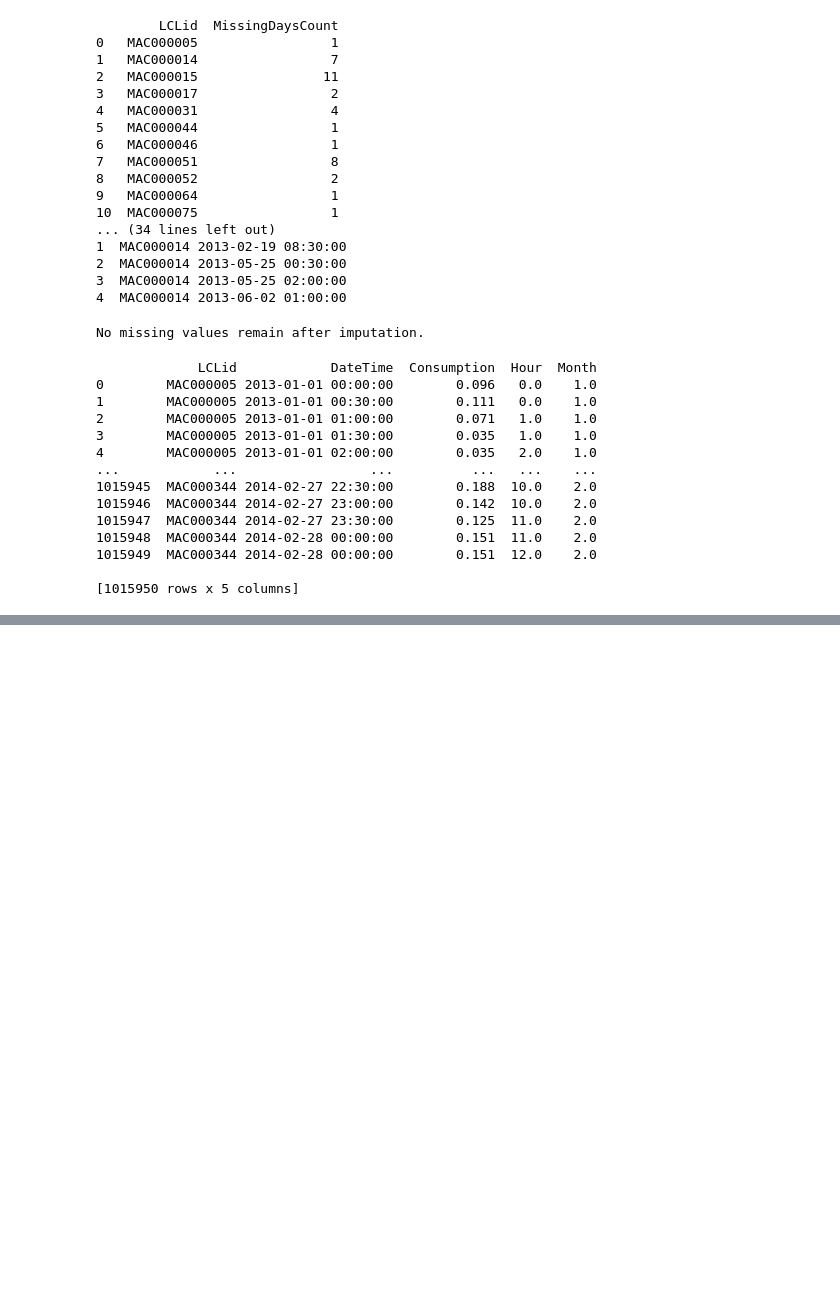
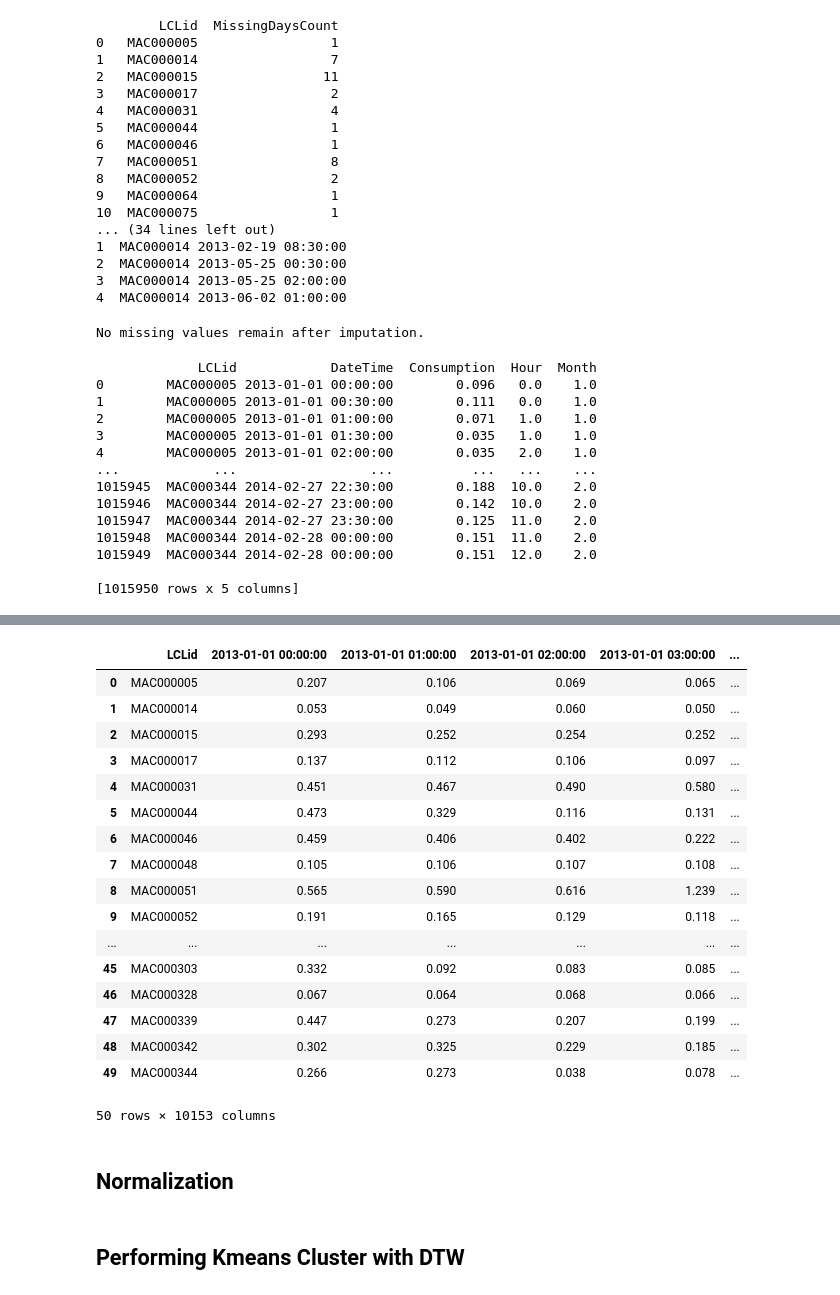
Before and after one commit to NirmalMJohn/DataScience_Project, a Jupyter notebook: Main_Forecasting.ipynb, the cells around one changed output, grey strips where cells are left out. Drawn from its saved outputs; the diff is of its cells as text; code cells hidden in the pictures; blank space fills up the shorter version.

```diff
--- a/Main_Forecasting.ipynb
+++ b/Main_Forecasting.ipynb
@@ -438,0 +726,2 @@ print(tou_data_imputed)
+# %%
+tou_data_clean = tou_data_imputed.copy()
@@ -438,0 +816,28 @@ print(tou_data_imputed)
+# %%
+# Pivoting ToU Hourly dataframe
+tou_pivoted_df = tou_hourly_df.pivot(index='LCLid', columns='DateTime', values='Consumption')
+tou_pivoted_df.columns.name = None
+tou_pivoted_df.reset_index(inplace=True)
+# %%
+tou_pivoted_df
+# %% [output]
+|  | LCLid | 2013-01-01 00:00:00 | 2013-01-01 01:00:00 | 2013-01-01 02:00:00 | 2013-01-01 03:00:00 | ... |
+| 0 | MAC000005 | 0.207 | 0.106 | 0.069 | 0.065 | ... |
+| 1 | MAC000014 | 0.053 | 0.049 | 0.060 | 0.050 | ... |
+| 2 | MAC000015 | 0.293 | 0.252 | 0.254 | 0.252 | ... |
+| 3 | MAC000017 | 0.137 | 0.112 | 0.106 | 0.097 | ... |
+| 4 | MAC000031 | 0.451 | 0.467 | 0.490 | 0.580 | ... |
+| 5 | MAC000044 | 0.473 | 0.329 | 0.116 | 0.131 | ... |
+| 6 | MAC000046 | 0.459 | 0.406 | 0.402 | 0.222 | ... |
+| 7 | MAC000048 | 0.105 | 0.106 | 0.107 | 0.108 | ... |
+| 8 | MAC000051 | 0.565 | 0.590 | 0.616 | 1.239 | ... |
+| 9 | MAC000052 | 0.191 | 0.165 | 0.129 | 0.118 | ... |
+| ... | ... | ... | ... | ... | ... | ... |
+| 45 | MAC000303 | 0.332 | 0.092 | 0.083 | 0.085 | ... |
+| 46 | MAC000328 | 0.067 | 0.064 | 0.068 | 0.066 | ... |
+| 47 | MAC000339 | 0.447 | 0.273 | 0.207 | 0.199 | ... |
+| 48 | MAC000342 | 0.302 | 0.325 | 0.229 | 0.185 | ... |
+| 49 | MAC000344 | 0.266 | 0.273 | 0.038 | 0.078 | ... |
+50 rows × 10153 columns
+# %% [markdown]
+## **Normalization**
@@ -438,0 +847,2 @@ print(tou_data_imputed)
+# %% [markdown]
+## **Performing Kmeans Cluster with DTW**
```
Also changed, not shown: parts of 46 cells of this notebook.
